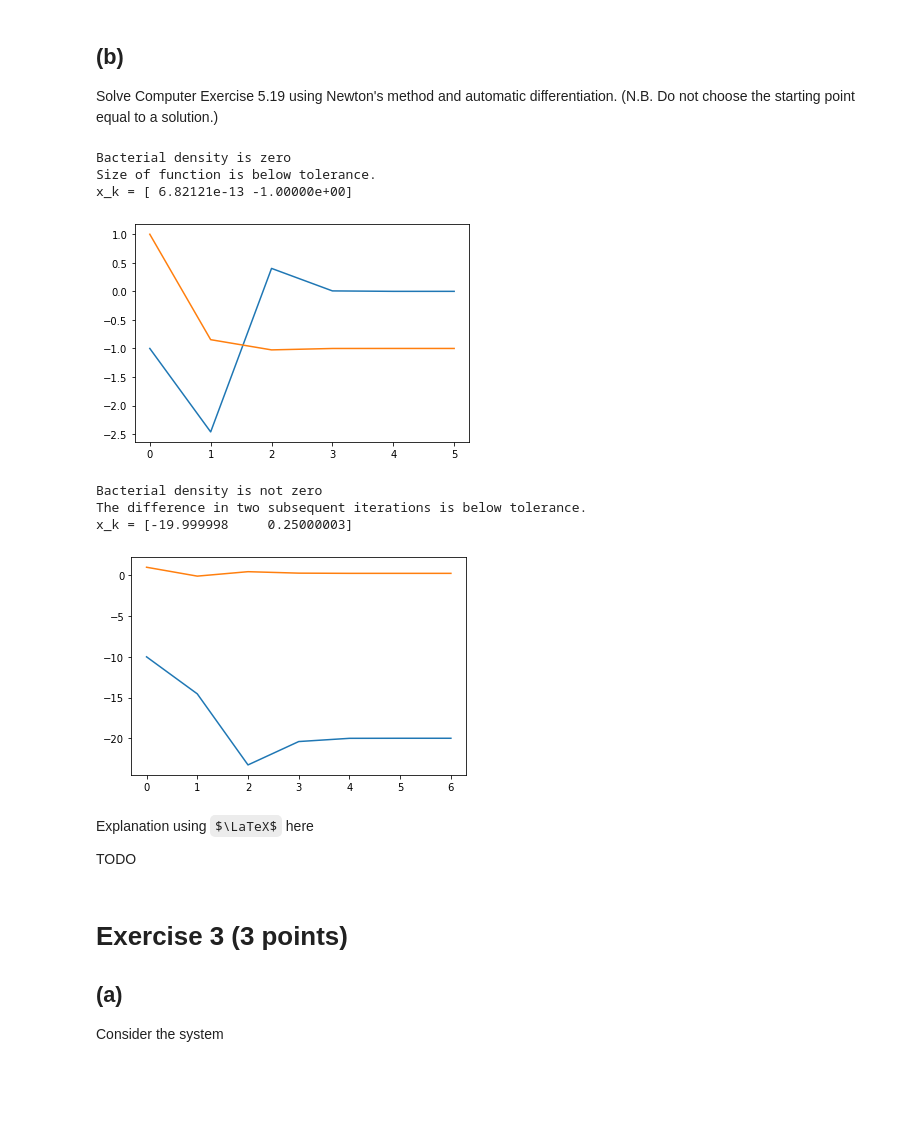
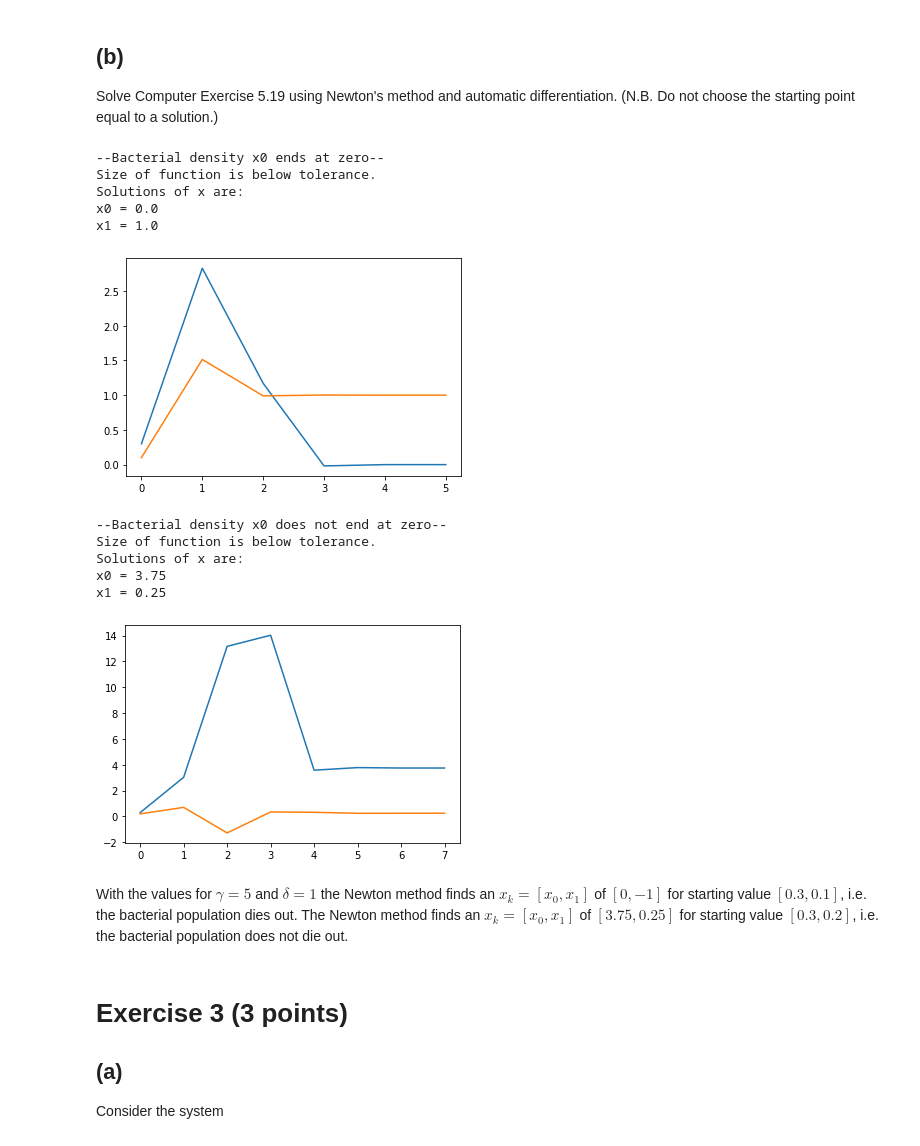
Before and after one commit to JaccovanWijk/NAHomework, a Jupyter notebook: Homework 4/Jacco.ipynb, the cells around one changed output. Cells and saved outputs as stored; diff of their text form; code cells hidden in the pictures; some formulas as TeX source; blank space fills up the shorter version.

```diff
--- a/Homework 4/Jacco.ipynb
+++ b/Homework 4/Jacco.ipynb
@@ -160,36 +164,43 @@ x_k = [-6.002665e-08  1.000000e+00]
 ## (b)
 Solve Computer Exercise 5.19 using Newton's method and automatic differentiation. (N.B. Do not choose the starting point equal to a solution.)
 # %%
-# your answer here
 def bio_fun(x, gamma, delta):
+  """
+  Return function values for given nonlinear equation.
+  """
   return jnp.array([gamma * x[0] * x[1] - x[0] * (1 + x[1]),
-                    -x[0] * x[1] + (delta - gamma) * (1 + x[1])])
+                    -x[0] * x[1] + (delta - x[1]) * (1 + x[1])])
 
+# Set parameters
 gamma = 5
 delta = 1
-# TODO: wat bedoelen ze precies met nonzero bacterial density? Dat newton uitkomt op x = 0?
-print("Bacterial density is zero")
-x = jnp.array([-1.,1.])
+
+# Find a solution that ends with a bacterial density of 0
+print("--Bacterial density x0 ends at zero--")
+x = jnp.array([.3,.1])
 plt.plot(Newton(bio_fun, x, 10, gamma, delta))
 plt.show()
 
-print("Bacterial density is not zero")
-x = jnp.array([-10.,1.])
+# Find a solution that ends with a bacterial density of not 0
+print("\n--Bacterial density x0 does not end at zero--")
+x = jnp.array([.3,.2])
 plt.plot(Newton(bio_fun, x, 10, gamma, delta))
 plt.show()
 # %% [output]
-Bacterial density is zero
+--Bacterial density x0 ends at zero--
 Size of function is below tolerance.
-x_k = [ 6.82121e-13 -1.00000e+00]
+Solutions of x are:
+x0 = 0.0
+x1 = 1.0
-[figure, old version]
+[figure, new version]
-Bacterial density is not zero
-The difference in two subsequent iterations is below tolerance.
-x_k = [-19.999998     0.25000003]
+--Bacterial density x0 does not end at zero--
+Size of function is below tolerance.
+Solutions of x are:
+x0 = 3.75
+x1 = 0.25
-[figure, old version]
+[figure, new version]
 # %% [markdown]
-Explanation using $\LaTeX$ here
-
-TODO
+With the values for $\gamma = 5$ and $\delta = 1$ the Newton method finds an $x_k = [x_0,x_1]$ of $[0,-1]$ for starting value $[0.3,0.1]$, i.e. the bacterial population dies out. The Newton method finds an $x_k = [x_0,x_1]$ of $[3.75, 0.25]$ for starting value $[0.3,0.2]$, i.e. the bacterial population does not die out.
 # %% [markdown]
 # Exercise 3 (3 points)
 
```
Also changed, not shown: parts of 2 cells of this notebook.
